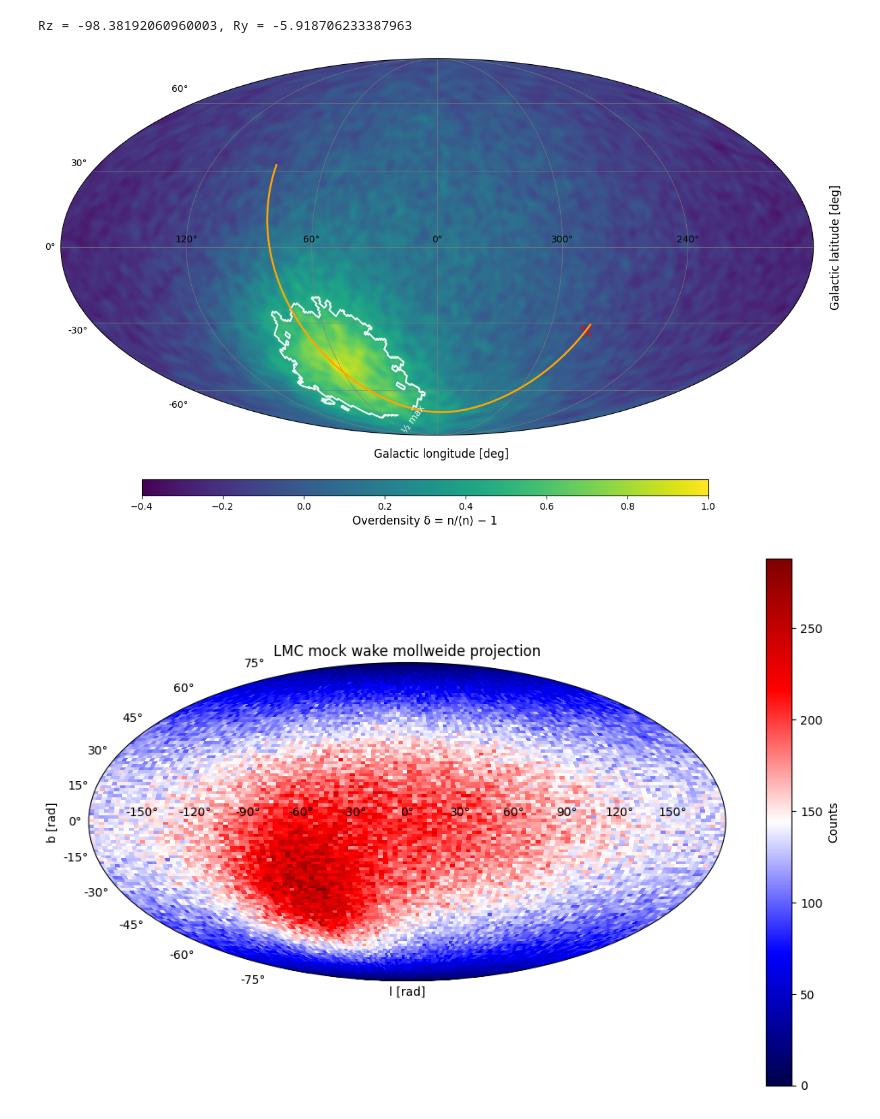
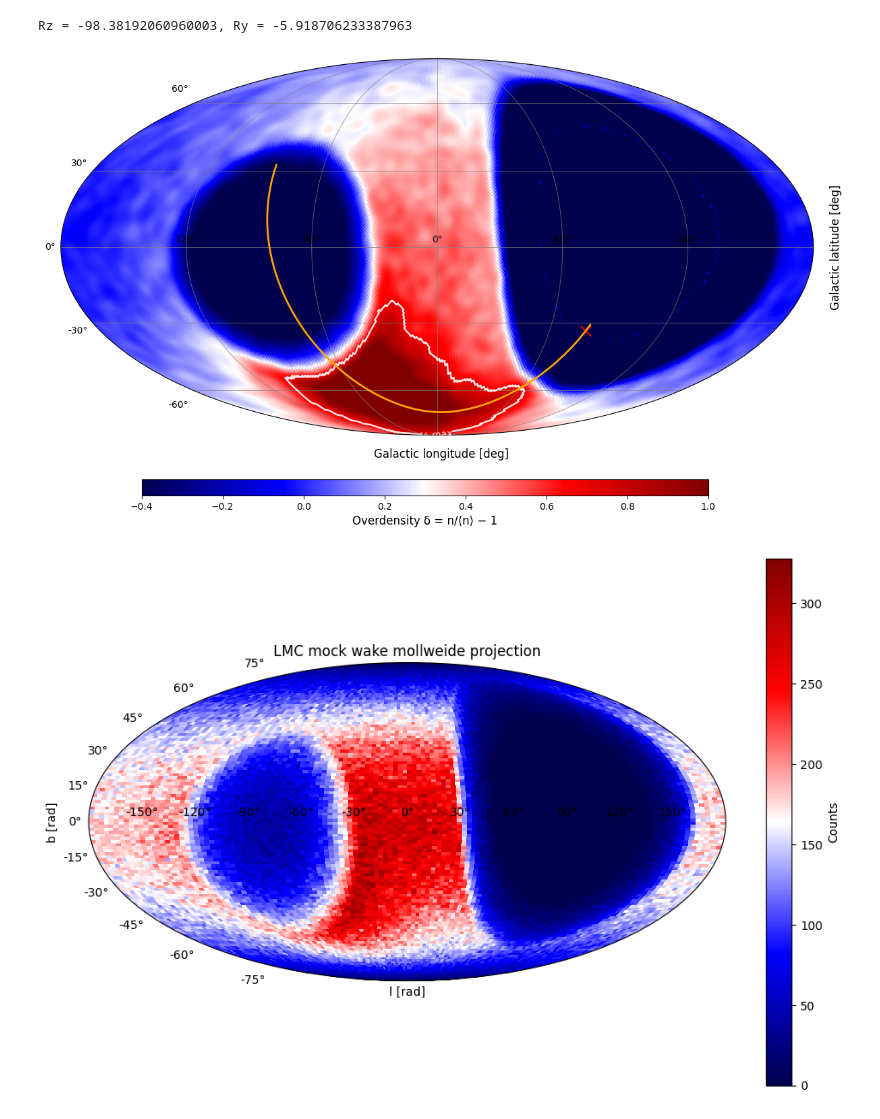
Before and after one commit to TheArchAstronomer/My_thesis, a Jupyter notebook: Hernquist_profile.ipynb, the cells around one changed output. Cells and saved outputs as stored; diff of their text form; code cells hidden in the pictures.

```diff
--- a/Hernquist_profile.ipynb
+++ b/Hernquist_profile.ipynb
@@ -70,6 +70,8 @@ Loading snapshot: dm_sim.00001.0
 Selected species: PartType4
 Snap file keys: <KeysViewHDF5 ['Cosmology', 'Header', 'Parameters', 'PartType1', 'PartType4', 'Units']>
 Part type keys: <KeysViewHDF5 ['Coordinates', 'GroupID', 'Masses', 'ParticleIDs', 'Potential', 'Softening', 'StellarFormationTime', 'Velocities']>
+# %%
+star_coord = star_coord[np.where((star_coord[:, 0] < 0) & (star_coord[:, 0] > -100))]
 # %%
 x = star_coord[:,0]
 y = star_coord[:,1]
@@ -103,7 +115,7 @@ star_coord_rot += LMC_loc_today
 star_coord_rot -= d_perp
 # %%
 dist_mask = np.sqrt(star_coord_rot[:,0]**2 + star_coord_rot[:,1]**2 + star_coord_rot[:,2]**2)
-masked_LMC = star_coord_rot[np.where((dist_mask > 70) & (dist_mask < 100))]
+masked_LMC = star_coord_rot[np.where((dist_mask > 50) & (dist_mask < 100))]
 # %%
 # plt.hist2d(star_coord_rot[:,0][::100], star_coord_rot[:,1][::100], bins=50, cmap='viridis')
 # plt.hist2d(LMC_sim_pos[:,0][::100], LMC_sim_pos[:,1][::100], bins=50, cmap='viridis')
@@ -228,7 +240,7 @@ delta = np.full_like(m, hp.UNSEEN, dtype=float)
 delta[pop] = (m[pop] / mu) - 1.0
 
 # Smoothing funktsioon, proovi ilma selleta! See 5 on siin suvaline, seda peab vaatama veel.
-fwhm = np.radians(3)
+fwhm = np.radians(5)
 delta_sm = hp.smoothing(delta, fwhm=fwhm, verbose=False)
 
 # Healpy -> Matplib toimub siin
@@ -294,7 +306,7 @@ vmin = -0.4
 image = ax.pcolormesh(
     longitude[::-1], latitude, grid_map,
     vmin=vmin, vmax=vmax,
-    cmap="viridis", rasterized=True,
+    cmap="seismic", rasterized=True,
 )
 
 halfmax = 0.5 * np.nanmax(grid_map[valid])
@@ -316,34 +328,34 @@ ax.plot(
 
 # LMC tänane asukoht
 ax.scatter(
     -LMC_location_today.galactic.l.wrap_at(180*u.deg).radian,
      LMC_location_today.galactic.b.radian,
      marker='x', color='red', s=120, label='LMC today (SIMBAD)'
 )
 
 # Grid and tick labels
 ax.grid(True, color="gray", lw=0.6, alpha=0.8)
 ax.set_longitude_grid(60)
 ax.set_latitude_grid(30)
 ax.set_longitude_grid_ends(90)
 ax.xaxis.set_major_formatter(ThetaFormatterShiftPi(60))
 ax.tick_params(axis='x', labelsize=10, colors='black')
 ax.tick_params(axis='y', labelsize=10, colors='black')
 
 # Colorbar
 cax = fig.add_axes([0.15, 0.08, 0.7, 0.03])
 cb = fig.colorbar(image, cax=cax, orientation="horizontal")
 cb.set_label("Overdensity δ = n/⟨n⟩ − 1", fontsize=12)
 cb.solids.set_edgecolor("face")
 
 # Axis labels
 plt.figtext(0.52, 0.15, "Galactic longitude [deg]", ha="center", fontsize=12)
 plt.figtext(1.00, 0.54, "Galactic latitude [deg]",  va="center", rotation=90, fontsize=12)
 
 plt.subplots_adjust(bottom=0.1, top=0.98, left=0.05, right=0.98)
 plt.show()
 # %% [output]
-[figure, old version]
+[figure, new version]
 # %%
 H, lon_edges, lat_edges = np.histogram2d(
     -lon, lat,
@@ -368,4 +380,4 @@ ax.set_title("LMC mock wake mollweide projection")
 plt.colorbar(pcm, ax=ax, label="Counts")
 plt.show()
 # %% [output]
-[figure, old version]
+[figure, new version]
```
Also changed, not shown: parts of 5 cells of this notebook, 3 other files.
